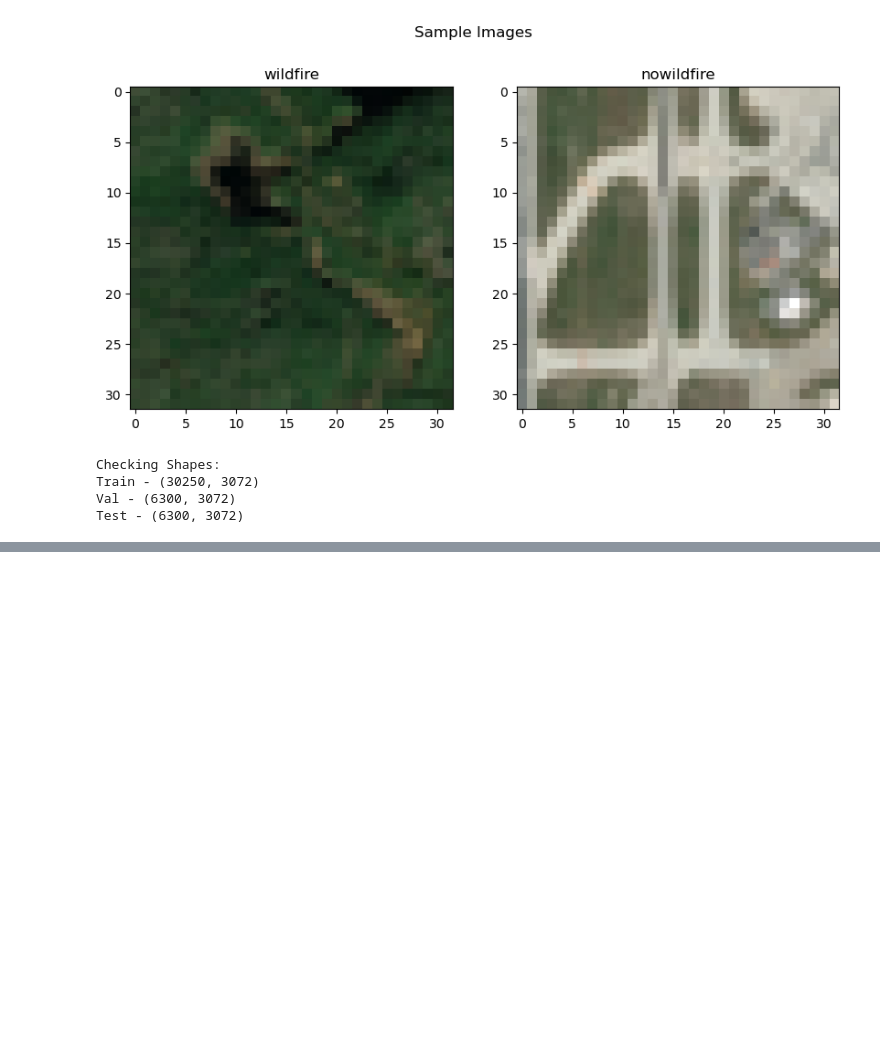
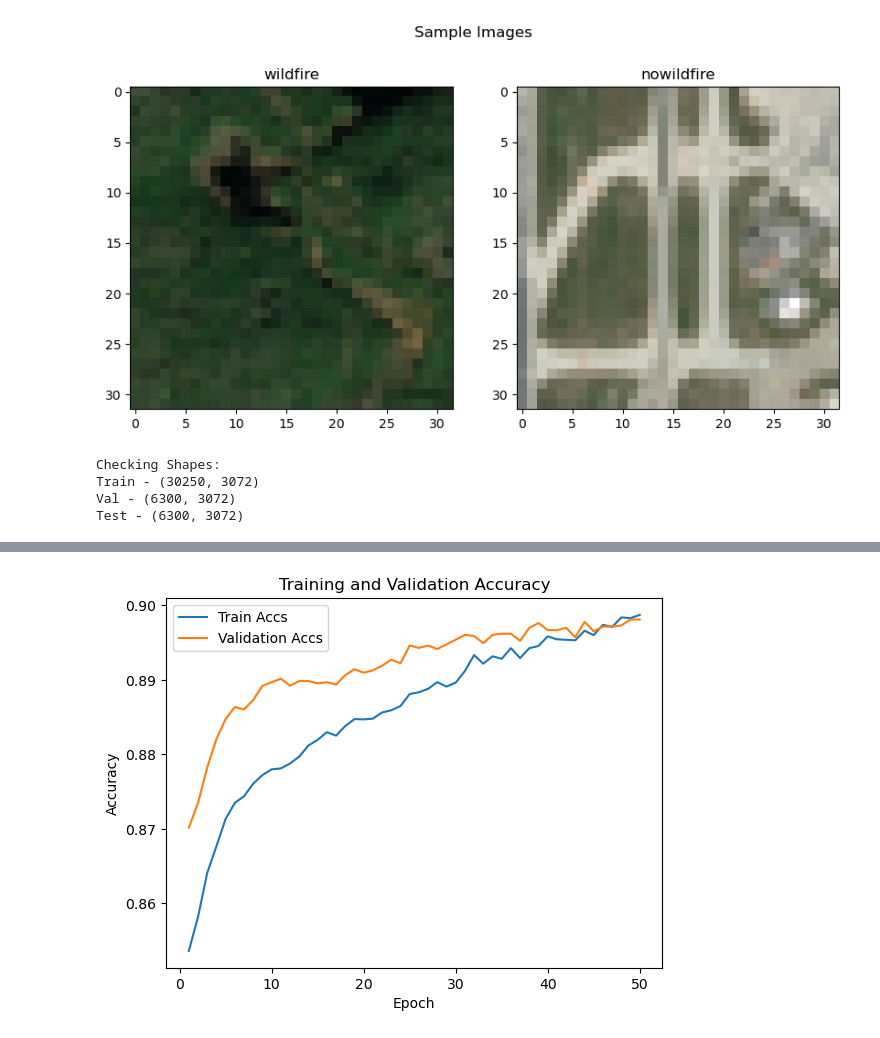
Before and after one commit to khushikhan0/ds4420_project, a Jupyter notebook: mlp.ipynb, the cells around one changed output, grey strips where cells are left out. Cells and saved outputs as stored; diff of their text form; code cells hidden in the pictures; blank space fills up the shorter version.

```diff
--- a/mlp.ipynb
+++ b/mlp.ipynb
@@ -350,11 +350,13 @@ plt.show(
 # %%
 plt.plot(range(1, epochs + 1), train_accs, label="Train Accs")
-plt.plot(range(1, epochs + 1), val_accs, label="Val Accs")
+plt.plot(range(1, epochs + 1), val_accs, label="Validation Accs")
 plt.xlabel("Epoch")
 plt.ylabel("Accuracy")
 plt.title("Training and Validation Accuracy")
 plt.legend()
 plt.show()
+# %% [output]
+[figure, added]
 # %%
 # evaluating model performance further with confusion matrix and classification report
 
```
Also changed, not shown: parts of 7 cells of this notebook.
